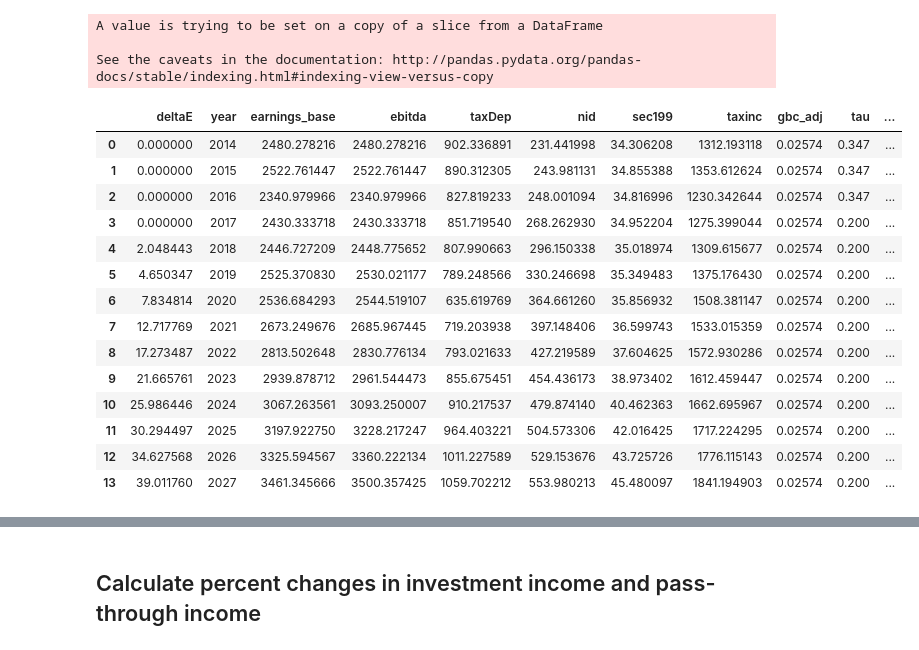
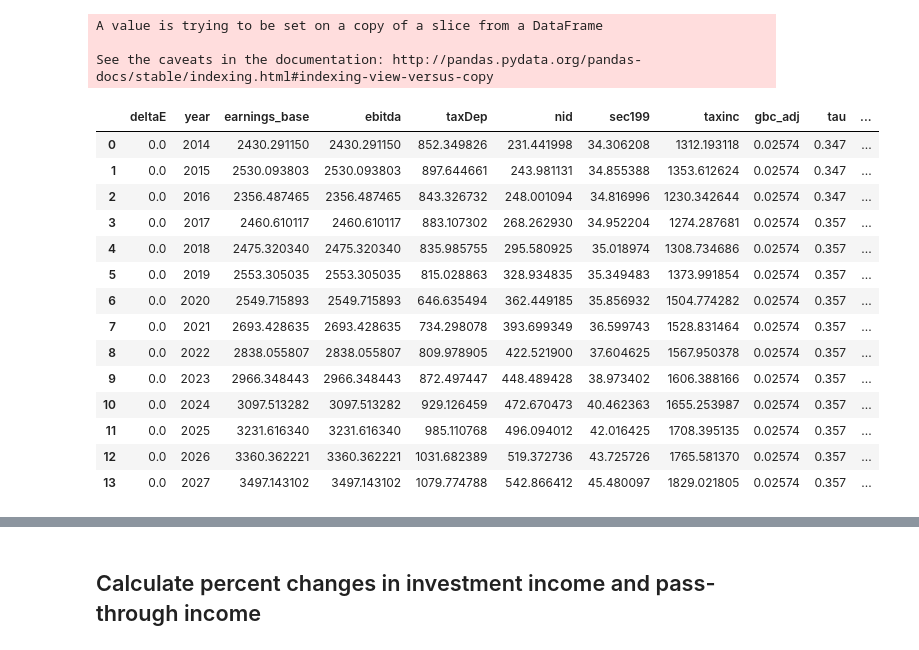
Before and after one commit to PSLmodels/Business-Taxation, a Jupyter notebook: combined_corporate_model.ipynb, the cells around one changed output, grey strips where cells are left out. Saved outputs shown, nothing was run; the diff lists cells and outputs as text; code cells hidden in the pictures.

Commit message:
btax-mini preliminary implementation

```diff
--- a/combined_corporate_model.ipynb
+++ b/combined_corporate_model.ipynb
@@ -95,8 +287,8 @@ E = 0.058   #real return on equity
 ## Tax policy parameters
 reform_start_year = 2017
 tau_base = 0.35     #statutory tax rate, current law
-tau_ref = 0.2      #statutory tax rate
-progressive_rate = False
+tau_ref = 0.36      #statutory tax rate
+progressive_rate = True
 int_hc = 0.0        #haircut on interest deduction
 ## Modify bonus depreciation dataset to use new laws
 bonus_data_ref = copy.deepcopy(bonus_data)
@@ -181,5 +370,5 @@ response_results
 (inv_mat_ref_corp, inv_mat_ref_noncorp) = buildNewInvMatrix(response_results, 'usercost')
 # %%
 ## Redo capital calculations with new investment matrices
-annualDepreciation_ref_corp = annualCCRdeduction(inv_mat_ref_corp, bonus_data_ref, adjfactor_dep_corp)
-annualDepreciation_ref_noncorp = annualCCRdeduction(inv_mat_ref_noncorp, bonus_data_ref, adjfactor_dep_noncorp)
+annualDepreciation_ref_corp = annualCCRdeduction(inv_mat_ref_corp, btax_defaults, adjfactor_dep_corp)
+annualDepreciation_ref_noncorp = annualCCRdeduction(inv_mat_ref_noncorp, btax_defaults, adjfactor_dep_noncorp)
@@ -324,26 +604,26 @@ A value is trying to be set on a copy of a slice from a DataFrame
 See the caveats in the documentation: http://pandas.pydata.org/pandas-docs/stable/indexing.html#indexing-view-versus-copy
 # %%
 combined_ref = combined_ref.merge(right=ftc_base, how='outer', on='year')
-amt_ref = AMTmodel(amt_repeal_year=reform_start_year, ctax_rates=np.asarray(combined_ref['tau']))
+amt_ref = AMTmodel(amt_repeal_year=9e99, ctax_rates=np.asarray(combined_ref['tau']))
 combined_ref = combined_ref.merge(right=amt_ref, how='outer', on='year')
 combined_ref['taxrev'] = combined_ref['taxbc'] + combined_ref['amt'] - combined_ref['ftc'] - combined_ref['pymtc']
 combined_ref
 # %% [output]
 |  | deltaE | year | earnings_base | ebitda | taxDep | nid | sec199 | taxinc | gbc_adj | tau | ... |
-| 0 | 0.000000 | 2014 | 2480.278216 | 2480.278216 | 902.336891 | 231.441998 | 34.306208 | 1312.193118 | 0.02574 | 0.347 | ... |
-| 1 | 0.000000 | 2015 | 2522.761447 | 2522.761447 | 890.312305 | 243.981131 | 34.855388 | 1353.612624 | 0.02574 | 0.347 | ... |
-| 2 | 0.000000 | 2016 | 2340.979966 | 2340.979966 | 827.819233 | 248.001094 | 34.816996 | 1230.342644 | 0.02574 | 0.347 | ... |
-| 3 | 0.000000 | 2017 | 2430.333718 | 2430.333718 | 851.719540 | 268.262930 | 34.952204 | 1275.399044 | 0.02574 | 0.200 | ... |
-| 4 | 2.048443 | 2018 | 2446.727209 | 2448.775652 | 807.990663 | 296.150338 | 35.018974 | 1309.615677 | 0.02574 | 0.200 | ... |
-| 5 | 4.650347 | 2019 | 2525.370830 | 2530.021177 | 789.248566 | 330.246698 | 35.349483 | 1375.176430 | 0.02574 | 0.200 | ... |
-| 6 | 7.834814 | 2020 | 2536.684293 | 2544.519107 | 635.619769 | 364.661260 | 35.856932 | 1508.381147 | 0.02574 | 0.200 | ... |
-| 7 | 12.717769 | 2021 | 2673.249676 | 2685.967445 | 719.203938 | 397.148406 | 36.599743 | 1533.015359 | 0.02574 | 0.200 | ... |
-| 8 | 17.273487 | 2022 | 2813.502648 | 2830.776134 | 793.021633 | 427.219589 | 37.604625 | 1572.930286 | 0.02574 | 0.200 | ... |
-| 9 | 21.665761 | 2023 | 2939.878712 | 2961.544473 | 855.675451 | 454.436173 | 38.973402 | 1612.459447 | 0.02574 | 0.200 | ... |
-| 10 | 25.986446 | 2024 | 3067.263561 | 3093.250007 | 910.217537 | 479.874140 | 40.462363 | 1662.695967 | 0.02574 | 0.200 | ... |
-| 11 | 30.294497 | 2025 | 3197.922750 | 3228.217247 | 964.403221 | 504.573306 | 42.016425 | 1717.224295 | 0.02574 | 0.200 | ... |
-| 12 | 34.627568 | 2026 | 3325.594567 | 3360.222134 | 1011.227589 | 529.153676 | 43.725726 | 1776.115143 | 0.02574 | 0.200 | ... |
-| 13 | 39.011760 | 2027 | 3461.345666 | 3500.357425 | 1059.702212 | 553.980213 | 45.480097 | 1841.194903 | 0.02574 | 0.200 | ... |
+| 0 | 0.0 | 2014 | 2430.291150 | 2430.291150 | 852.349826 | 231.441998 | 34.306208 | 1312.193118 | 0.02574 | 0.347 | ... |
+| 1 | 0.0 | 2015 | 2530.093803 | 2530.093803 | 897.644661 | 243.981131 | 34.855388 | 1353.612624 | 0.02574 | 0.347 | ... |
+| 2 | 0.0 | 2016 | 2356.487465 | 2356.487465 | 843.326732 | 248.001094 | 34.816996 | 1230.342644 | 0.02574 | 0.347 | ... |
+| 3 | 0.0 | 2017 | 2460.610117 | 2460.610117 | 883.107302 | 268.262930 | 34.952204 | 1274.287681 | 0.02574 | 0.357 | ... |
+| 4 | 0.0 | 2018 | 2475.320340 | 2475.320340 | 835.985755 | 295.580925 | 35.018974 | 1308.734686 | 0.02574 | 0.357 | ... |
+| 5 | 0.0 | 2019 | 2553.305035 | 2553.305035 | 815.028863 | 328.934835 | 35.349483 | 1373.991854 | 0.02574 | 0.357 | ... |
+| 6 | 0.0 | 2020 | 2549.715893 | 2549.715893 | 646.635494 | 362.449185 | 35.856932 | 1504.774282 | 0.02574 | 0.357 | ... |
+| 7 | 0.0 | 2021 | 2693.428635 | 2693.428635 | 734.298078 | 393.699349 | 36.599743 | 1528.831464 | 0.02574 | 0.357 | ... |
+| 8 | 0.0 | 2022 | 2838.055807 | 2838.055807 | 809.978905 | 422.521900 | 37.604625 | 1567.950378 | 0.02574 | 0.357 | ... |
+| 9 | 0.0 | 2023 | 2966.348443 | 2966.348443 | 872.497447 | 448.489428 | 38.973402 | 1606.388166 | 0.02574 | 0.357 | ... |
+| 10 | 0.0 | 2024 | 3097.513282 | 3097.513282 | 929.126459 | 472.670473 | 40.462363 | 1655.253987 | 0.02574 | 0.357 | ... |
+| 11 | 0.0 | 2025 | 3231.616340 | 3231.616340 | 985.110768 | 496.094012 | 42.016425 | 1708.395135 | 0.02574 | 0.357 | ... |
+| 12 | 0.0 | 2026 | 3360.362221 | 3360.362221 | 1031.682389 | 519.372736 | 43.725726 | 1765.581370 | 0.02574 | 0.357 | ... |
+| 13 | 0.0 | 2027 | 3497.143102 | 3497.143102 | 1079.774788 | 542.866412 | 45.480097 | 1829.021805 | 0.02574 | 0.357 | ... |
 # %%
 combined_base
 # %% [output]
```
Also changed, not shown: parts of 21 cells of this notebook, 5 other files.
